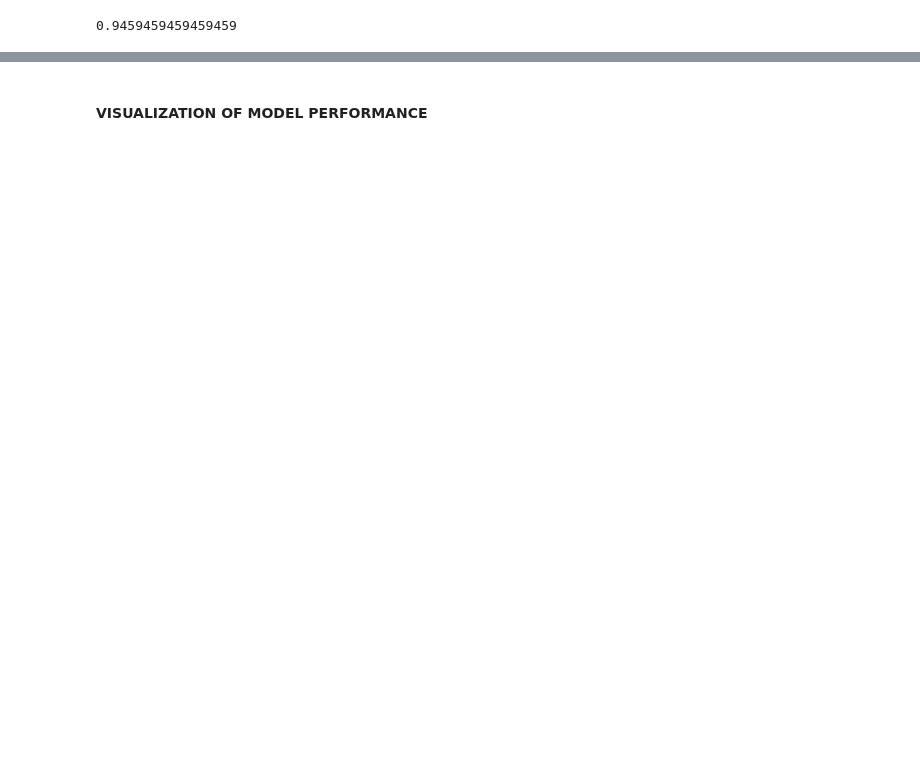
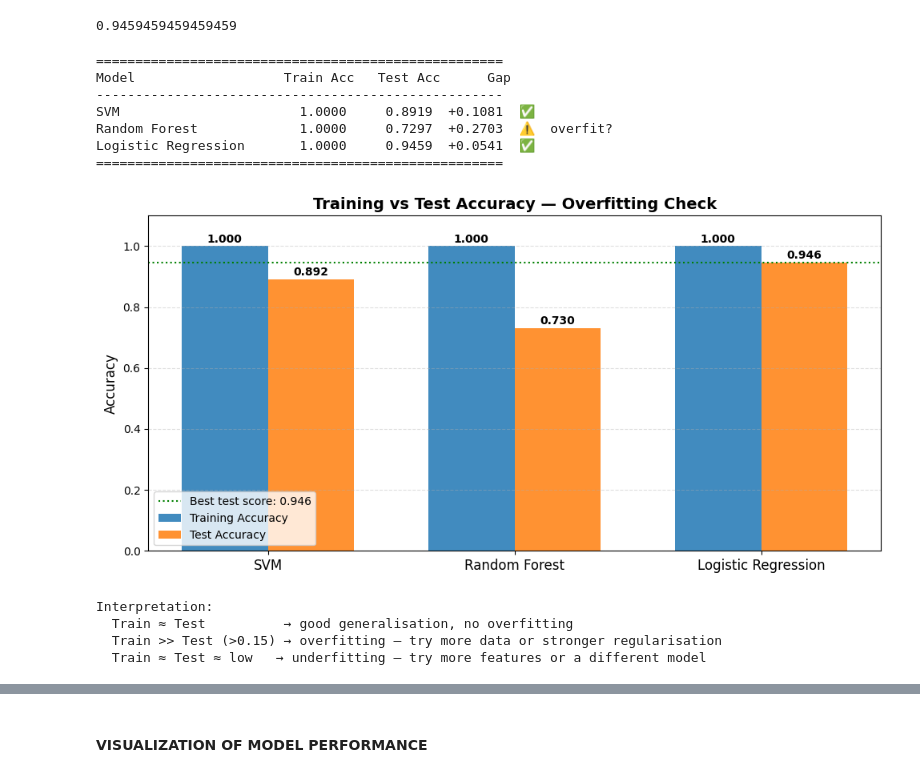
Before and after one commit to muhe-byte/Leaders_Image_Classification_Model, a Jupyter notebook: Cleaning & Modeling.ipynb, the cells around one changed output, grey strips where cells are left out. Saved outputs shown, nothing was run; the diff lists cells and outputs as text; code cells hidden in the pictures; blank space fills up the shorter version.

```diff
--- a/Cleaning & Modeling.ipynb
+++ b/Cleaning & Modeling.ipynb
@@ -443,6 +559,83 @@ best_estimators['logistic_regression'].score(X_test, y_test)
 # %%
 best_clf = best_estimators['logistic_regression'] # select the best performing model,
           # which is the logistic regression model in this case, and assign it to the variable best_clf for further evaluation or deployment.
+# %%
+import matplotlib.pyplot as plt
+import numpy as np
+
+# ── Train vs Test accuracy — overfitting check ───────────────────────
+model_labels = ['SVM', 'Random Forest', 'Logistic Regression']
+estimator_keys = ['svm', 'random_forest', 'logistic_regression']
+
+train_scores = [best_estimators[k].score(X_train, y_train)
+                for k in estimator_keys]
+test_scores  = [best_estimators[k].score(X_test, y_test)
+                for k in estimator_keys]
+
+print('=' * 52)
+print(f'{'Model':<22} {'Train Acc':>10} {'Test Acc':>10} {'Gap':>8}')
+print('-' * 52)
+for label, tr, te in zip(model_labels, train_scores, test_scores):
+    gap = tr - te
+    flag = '⚠️  overfit?' if gap > 0.15 else '✅'
+    print(f'{label:<22} {tr:>9.4f}  {te:>9.4f}  {gap:>+7.4f}  {flag}')
+print('=' * 52)
+
+# ── Bar chart ────────────────────────────────────────────────────────
+x     = np.arange(len(model_labels))
+width = 0.35
+
+fig, ax = plt.subplots(figsize=(10, 5))
+b1 = ax.bar(x - width/2, train_scores, width, label='Training Accuracy',
+            color='#1F77B4', alpha=0.85)
+b2 = ax.bar(x + width/2, test_scores,  width, label='Test Accuracy',
+            color='#FF7F0E', alpha=0.85)
+
+# Annotate bars
+for bar in list(b1) + list(b2):
+    ax.text(
+        bar.get_x() + bar.get_width() / 2,
+        bar.get_height() + 0.005,
+        f'{bar.get_height():.3f}',
+        ha='center', va='bottom', fontsize=10, fontweight='bold'
+    )
+
+ax.set_xticks(x)
+ax.set_xticklabels(model_labels, fontsize=12)
+ax.set_ylabel('Accuracy', fontsize=12)
+ax.set_ylim(0, 1.1)
+ax.set_title('Training vs Test Accuracy — Overfitting Check',
+             fontsize=14, fontweight='bold')
+ax.legend(fontsize=11)
+ax.grid(axis='y', linestyle='--', alpha=0.4)
+
+# Draw a horizontal line at the test score of the best model
+ax.axhline(y=max(test_scores), color='green', linestyle=':',
+           linewidth=1.5, label=f'Best test score: {max(test_scores):.3f}')
+ax.legend(fontsize=10)
+
+plt.tight_layout()
+plt.show()
+
+# Interpretation guide
+print()
+print('Interpretation:')
+print('  Train ≈ Test          → good generalisation, no overfitting')
+print('  Train >> Test (>0.15) → overfitting — try more data or stronger regularisation')
+print('  Train ≈ Test ≈ low   → underfitting — try more features or a different model')
+# %% [output]
+====================================================
+Model                   Train Acc   Test Acc      Gap
+----------------------------------------------------
+SVM                       1.0000     0.8919  +0.1081  ✅
+Random Forest             1.0000     0.7297  +0.2703  ⚠️  overfit?
+Logistic Regression       1.0000     0.9459  +0.0541  ✅
+====================================================
+[figure, added]
+Interpretation:
+  Train ≈ Test          → good generalisation, no overfitting
+  Train >> Test (>0.15) → overfitting — try more data or stronger regularisation
+  Train ≈ Test ≈ low   → underfitting — try more features or a different model
 # %%
 # precision and recall for each class, as well as the overall accuracy and F1-score of the model.
 # The classification report provides a detailed evaluation of the model's performance on the test set, which can help identify areas for improvement and guide further model tuning or selection.
```
Also changed, not shown: parts of 39 cells of this notebook, 6 other files.
